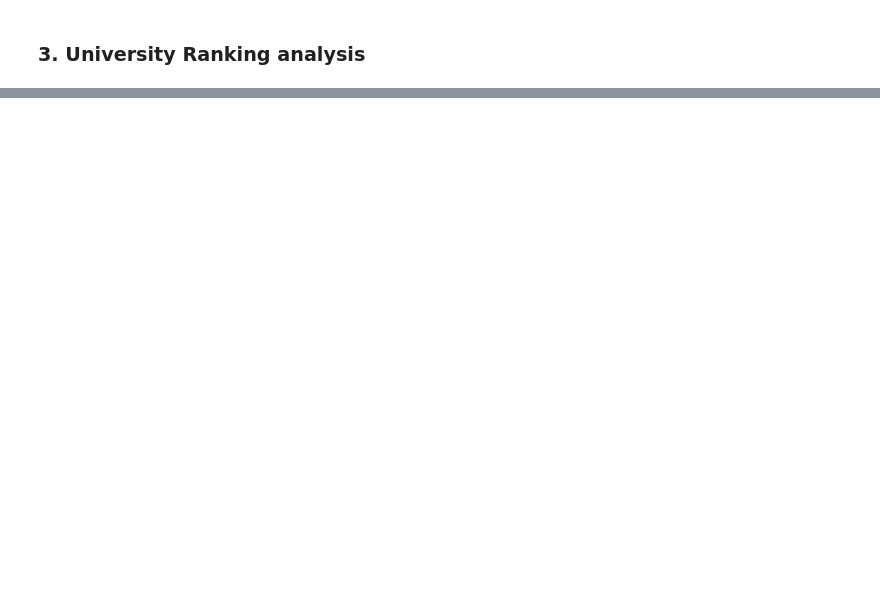
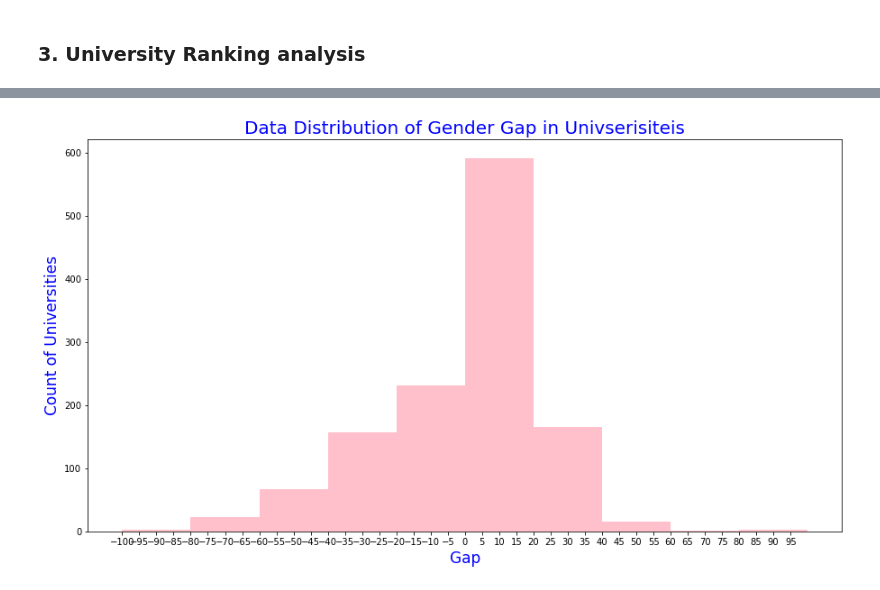
Before and after one commit to tatouti/DatabasePD, a Jupyter notebook: Erasmus_DataAnalysis.ipynb, the cells around one changed output, grey strips where cells are left out. Cells and saved outputs as stored; diff of their text form; code cells hidden in the pictures; blank space fills up the shorter version.

```diff
--- a/Erasmus_DataAnalysis.ipynb
+++ b/Erasmus_DataAnalysis.ipynb
@@ -483,3 +497,17 @@ Citites of thoses 5 univerisities ['Valencia', 'Bologna', 'Granada', 'Lisboa', '
+# %%
+fig, axs = plt.subplots()
+fig.set_size_inches([15, 8])
+
+axs.hist(rank2019['genderGap'],color="pink")
+
+axs.set_title("Data Distribution of Gender Gap in Univserisiteis", color="blue",fontsize=20)
+axs.set_xticks([i for i in range(-100,100,5)])
+axs.set_xlabel("Gap", color="blue", fontsize=17)
+axs.set_ylabel("Count of Universities", color="blue", fontsize=17)
+
+plt.show()
+# %% [output]
+[figure, added]
 # %%
 usUni = erasmus_df[erasmus_df['Receiving Country Code']=='US']
 usUni = list(usUni['Receiving Organization'].unique())
```
Also changed, not shown: parts of 6 cells of this notebook.
